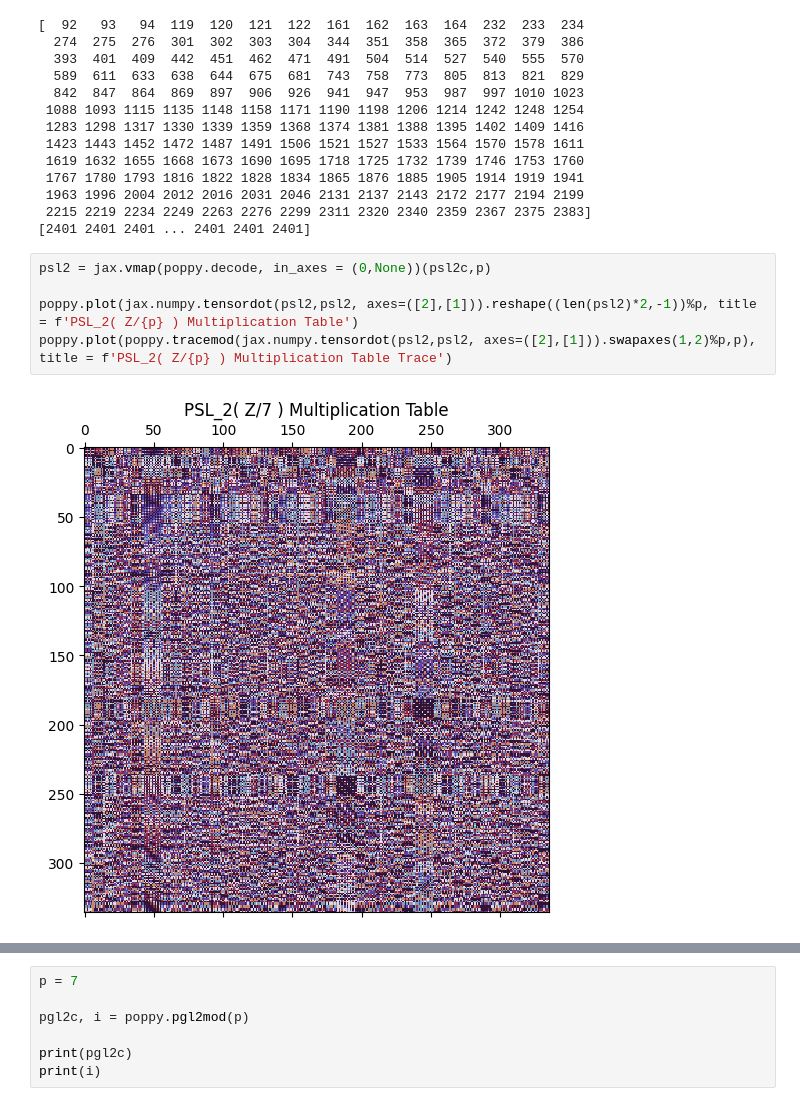
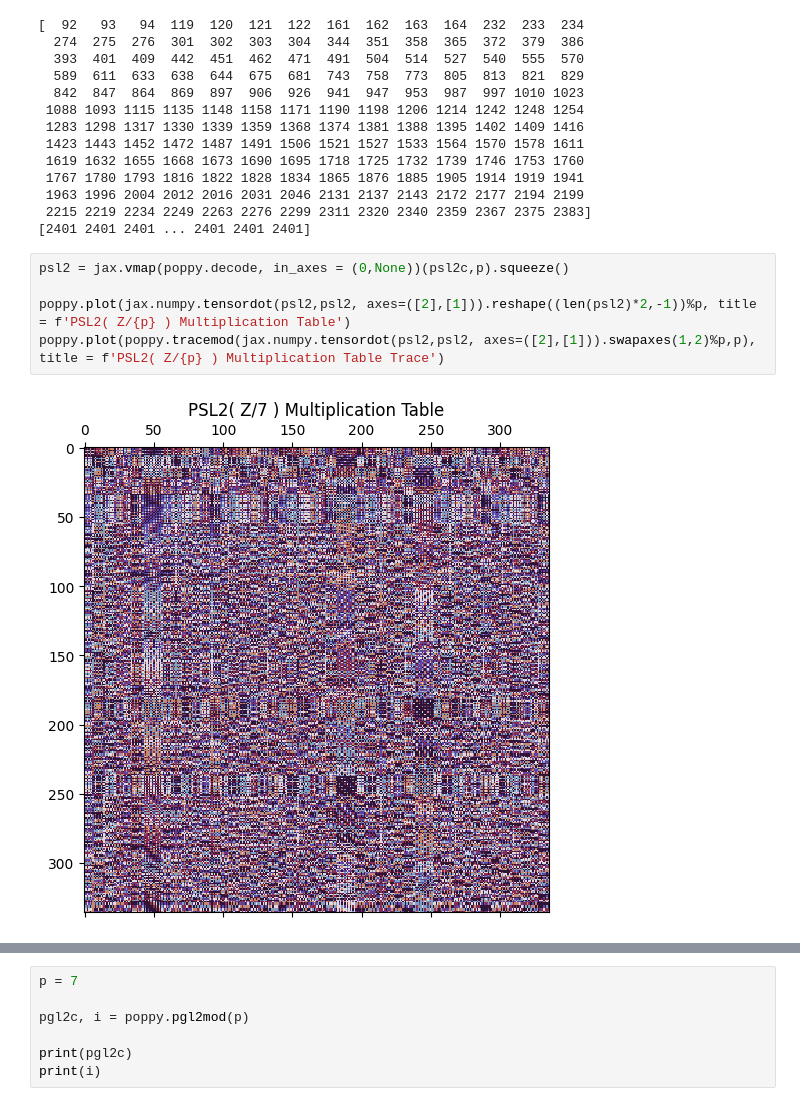
Before and after one commit to michaelontiveros/poppy, a Jupyter notebook: poppy.ipynb, the cells around one changed output, grey strips where cells are left out. Drawn from its saved outputs; the diff is of its cells as text.

```diff
--- a/poppy.ipynb
+++ b/poppy.ipynb
@@ -89,9 +80,9 @@ print(i)
  2215 2219 2234 2249 2263 2276 2299 2311 2320 2340 2359 2367 2375 2383]
 [2401 2401 2401 ... 2401 2401 2401]
 # %%
-psl2 = jax.vmap(poppy.decode, in_axes = (0,None))(psl2c,p)
+psl2 = jax.vmap(poppy.decode, in_axes = (0,None))(psl2c,p).squeeze()
 
-poppy.plot(jax.numpy.tensordot(psl2,psl2, axes=([2],[1])).reshape((len(psl2)*2,-1))%p, title = f'PSL_2( Z/{p} ) Multiplication Table')
-poppy.plot(poppy.tracemod(jax.numpy.tensordot(psl2,psl2, axes=([2],[1])).swapaxes(1,2)%p,p), title = f'PSL_2( Z/{p} ) Multiplication Table Trace')
+poppy.plot(jax.numpy.tensordot(psl2,psl2, axes=([2],[1])).reshape((len(psl2)*2,-1))%p, title = f'PSL2( Z/{p} ) Multiplication Table')
+poppy.plot(poppy.tracemod(jax.numpy.tensordot(psl2,psl2, axes=([2],[1])).swapaxes(1,2)%p,p), title = f'PSL2( Z/{p} ) Multiplication Table Trace')
 # %% [output]
-[figure, old version]
+[figure, new version]
```
Also changed, not shown: parts of 7 cells of this notebook, 3 other files.
